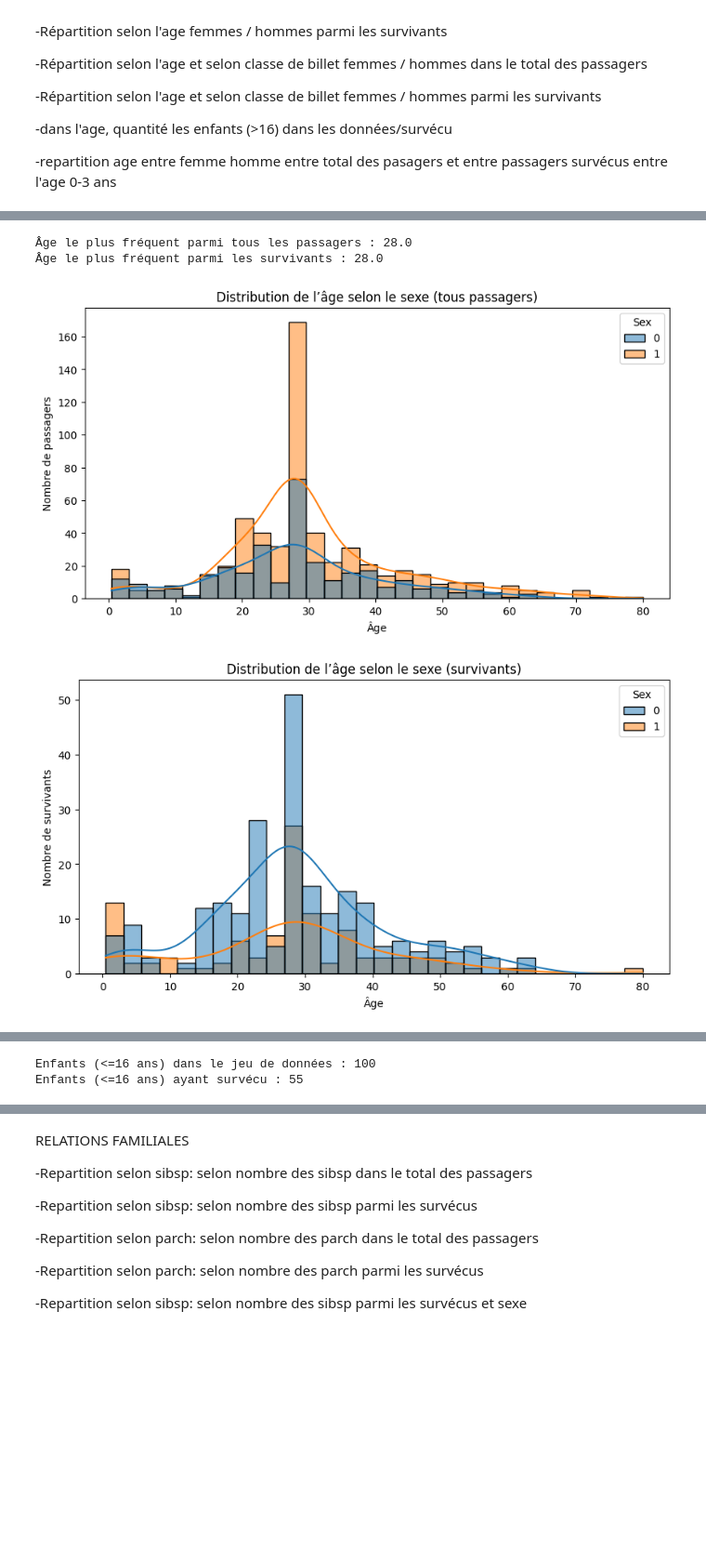
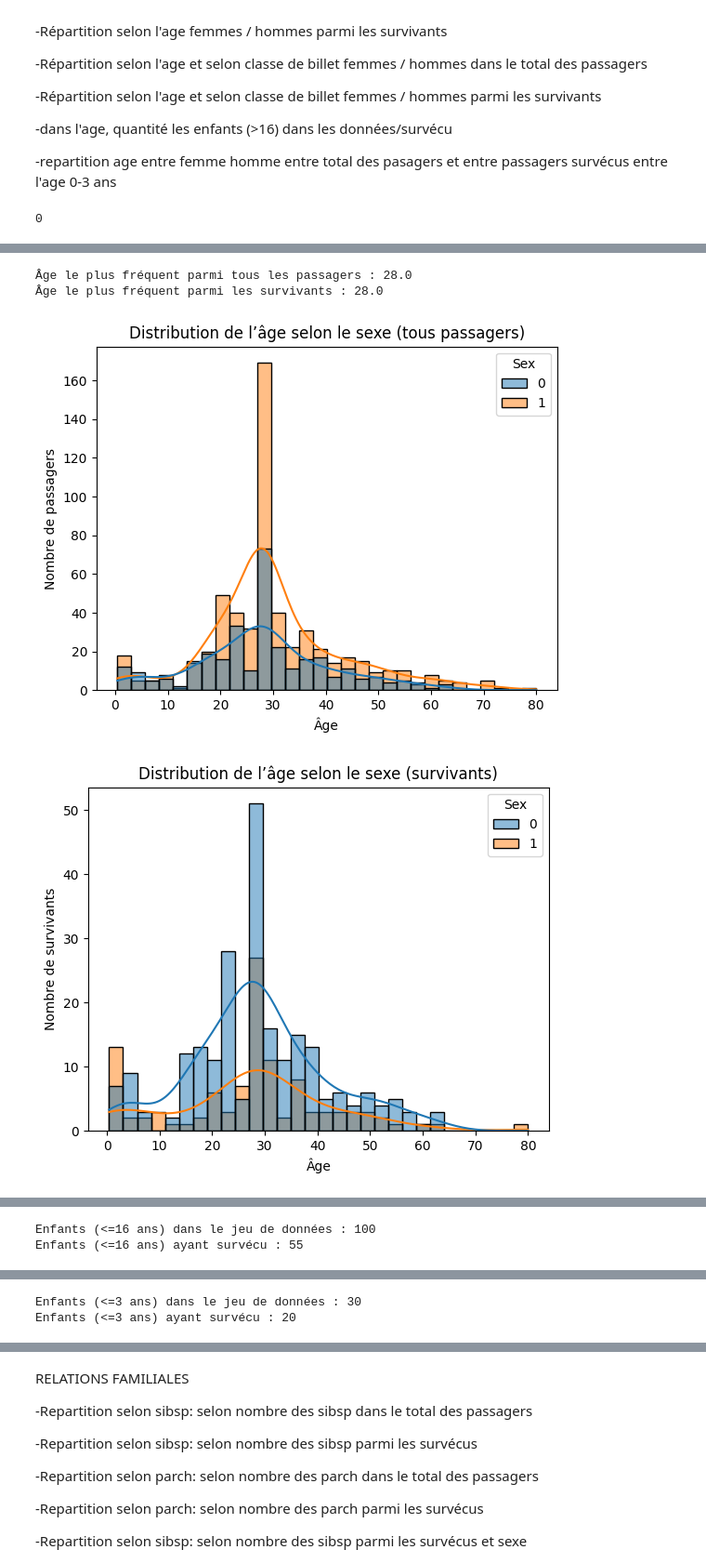
Before and after one commit to emese007/projet_titanic_emese, a Jupyter notebook: titanicM.ipynb, the cells around one changed output, grey strips where cells are left out. Shown at 93% size. Saved outputs shown, nothing was run; the diff lists cells and outputs as text; code cells hidden in the pictures; blank space fills up the shorter version.

```diff
--- a/titanicM.ipynb
+++ b/titanicM.ipynb
@@ -89,11 +140,22 @@ IDENTIFIER LES DOUBLONS - pas de doublon dans les données
 # %% [markdown]
 REGARDER LES TYPES DE DONNEES: CONVERTIR SI BESOIN EN VALEUR NUMERIQUE SI LE TYPE EST OBJECT POUR DES COLONNES DE NOMBRE
 # %%
+train_original = train.copy()
+
 from sklearn.preprocessing import LabelEncoder
 
 train["Sex"] = train["Sex"].map({"male": 1, "female": 0})
 train["Embarked"] = train["Embarked"].map({"S": 0, "C": 1, "Q": 2})
 
+'''
+le = LabelEncoder()
+
+train["Sex"] = le.fit_transform(train["Sex"])
+train["Embarked"] = le.fit_transform(train["Embarked"])
+or
+pd.get_dummies(train["Embarked"]) (but it creates columns)
+'''
+
 train.head()
 # %% [output]
 |  | PassengerId | Survived | Pclass | Name | Sex | Age | SibSp | Parch | Ticket | Fare | ... |
@@ -335,76 +293,75 @@ L'AGE:
 
 -repartition age entre femme homme entre total des pasagers et entre passagers survécus entre l'age 0-3 ans
 # %%
-sns.histplot(train['Age'].dropna(), bins=30, kde=True)
+print(train['Age'].isnull().sum())
+
+
+sns.histplot(train['Age'], bins=30, kde=True)
 plt.title("Distribution des âges")
 plt.xlabel("Âge")
 plt.show()
 
-#Âge le plus fréquent parmi tous les passagers
-mode_age_total = train['Age'].mode().values[0]
-print(f"Âge le plus fréquent parmi tous les passagers : {mode_age_total}")
+print(f"Âge le plus fréquent parmi tous les passagers : {train['Age'].mode().values[0]}")
 
-#Âge le plus fréquent parmi les survivants
-mode_age_surv = train[train['Survived']==1]['Age'].mode().values[0]
-print(f"Âge le plus fréquent parmi les survivants : {mode_age_surv}")
+print(f"Âge le plus fréquent parmi les survivants : {train[train['Survived']==1]['Age'].mode().values[0]}")
 
-plt.figure(figsize=(10,5))
 sns.histplot(data=train, x="Age", hue="Sex", bins=30, kde=True)
 plt.title("Distribution de l’âge selon le sexe (tous passagers)")
 plt.xlabel("Âge")
 plt.ylabel("Nombre de passagers")
 plt.show()
 
-plt.figure(figsize=(10,5))
 sns.histplot(data=train[train['Survived'] == 1], x="Age", hue="Sex", bins=30, kde=True)
 plt.title("Distribution de l’âge selon le sexe (survivants)")
 plt.xlabel("Âge")
 plt.ylabel("Nombre de survivants")
 plt.show()
 
+
+
 g = sns.FacetGrid(train, row='Pclass', col='Sex', margin_titles=True, height=3)
-g.map(sns.histplot, "Age", bins=20)
+g.map(sns.histplot, "Age", bins=30)
 g.fig.subplots_adjust(top=0.9)
 g.fig.suptitle('Répartition de l\'âge selon sexe et classe (tous passagers)')
 plt.show()
 
 g = sns.FacetGrid(train[train['Survived'] == 1], row='Pclass', col='Sex', margin_titles=True, height=3)
-g.map(sns.histplot, "Age", bins=20)
+g.map(sns.histplot, "Age", bins=30)
 g.fig.subplots_adjust(top=0.9)
 g.fig.suptitle("Répartition de l'âge selon sexe et classe (survivants)")
 plt.show()
 
+
+
 enfants = train[train['Age'] <= 16]
-nb_enfants_total = enfants.shape[0]
-nb_enfants_surv = enfants[enfants['Survived'] == 1].shape[0]
+nb_enfants_total = enfants['Age'].count()
+nb_enfants_surv = enfants[enfants['Survived'] == 1]['Age'].count()
 
 print("Enfants (<=16 ans) dans le jeu de données :", nb_enfants_total)
 print("Enfants (<=16 ans) ayant survécu :", nb_enfants_surv)
 
-plt.bar(['Total enfants', 'Enfants survivants'], [nb_enfants_total, nb_enfants_surv], color=['skyblue', 'lightgreen'])
+plt.bar(['Total enfants', 'Enfants survivants'], [nb_enfants_total, nb_enfants_surv])
 plt.ylabel("Nombre")
 plt.title("Enfants (<=16 ans) — Total et survivants")
 plt.show()
 
+
+
 enfants_0_3 = train[(train['Age'] >= 0) & (train['Age'] <= 3)]
+nb_enfants_0_3_total = enfants_0_3['Age'].count()
+nb_enfants_0_3_surv = enfants_0_3[enfants_0_3['Survived'] == 1]['Age'].count()
 
-fig, axs = plt.subplots(1, 2, figsize=(10, 5))
+print("Enfants (<=3 ans) dans le jeu de données :", nb_enfants_0_3_total)
+print("Enfants (<=3 ans) ayant survécu :", nb_enfants_0_3_surv)
 
-sns.countplot(data=enfants_0_3, x='Sex', hue='Sex', palette='pastel', legend=False, ax=axs[0])
-axs[0].set_title("0-3 ans – Tous les passagers")
-axs[0].set_ylabel("Nombre")
-axs[0].set_xlabel("Sexe")
-
-sns.countplot(data=enfants_0_3[enfants_0_3['Survived'] == 1], x='Sex', hue='Sex', palette='bright', legend=False, ax=axs[1])
-axs[1].set_title("0-3 ans – Survivants")
-axs[1].set_ylabel("Nombre")
-axs[1].set_xlabel("Sexe")
-
-plt.tight_layout()
+plt.bar(['Total bébés', 'Bébés survivants'], [nb_enfants_0_3_total, nb_enfants_0_3_surv])
+plt.ylabel("Nombre")
+plt.title("Bébés (<=3 ans) — Total et survivants")
 plt.show()
 # %% [output]
+0
 [figure]
-Âge le plus fréquent parmi tous les passagers : 28.0
-Âge le plus fréquent parmi les survivants : 28.0
+Âge le plus fréquent parmi tous les passagers : 28.0
+Âge le plus fréquent parmi les survivants : 28.0
-[figure, old version]
+[figure, new version]
-[figure, old version]
+[figure, new version]
@@ -413,2 +370,2 @@ plt.show()
-Enfants (<=16 ans) dans le jeu de données : 100
-Enfants (<=16 ans) ayant survécu : 55
+Enfants (<=16 ans) dans le jeu de données : 100
+Enfants (<=16 ans) ayant survécu : 55
@@ -415,0 +373,2 @@ Enfants (<=16 ans) ayant survécu : 55
+Enfants (<=3 ans) dans le jeu de données : 30
+Enfants (<=3 ans) ayant survécu : 20
```
Also changed, not shown: parts of 39 cells of this notebook, 6 other files.
